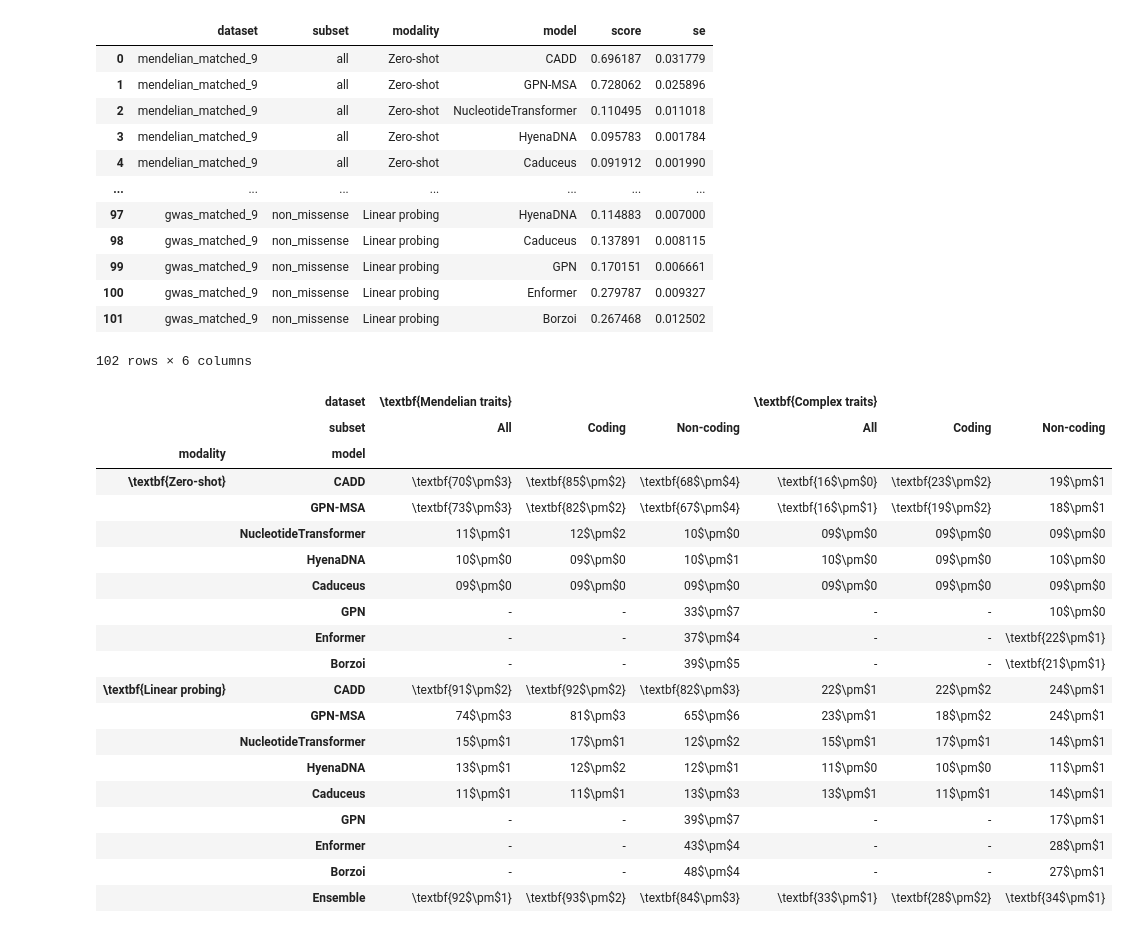
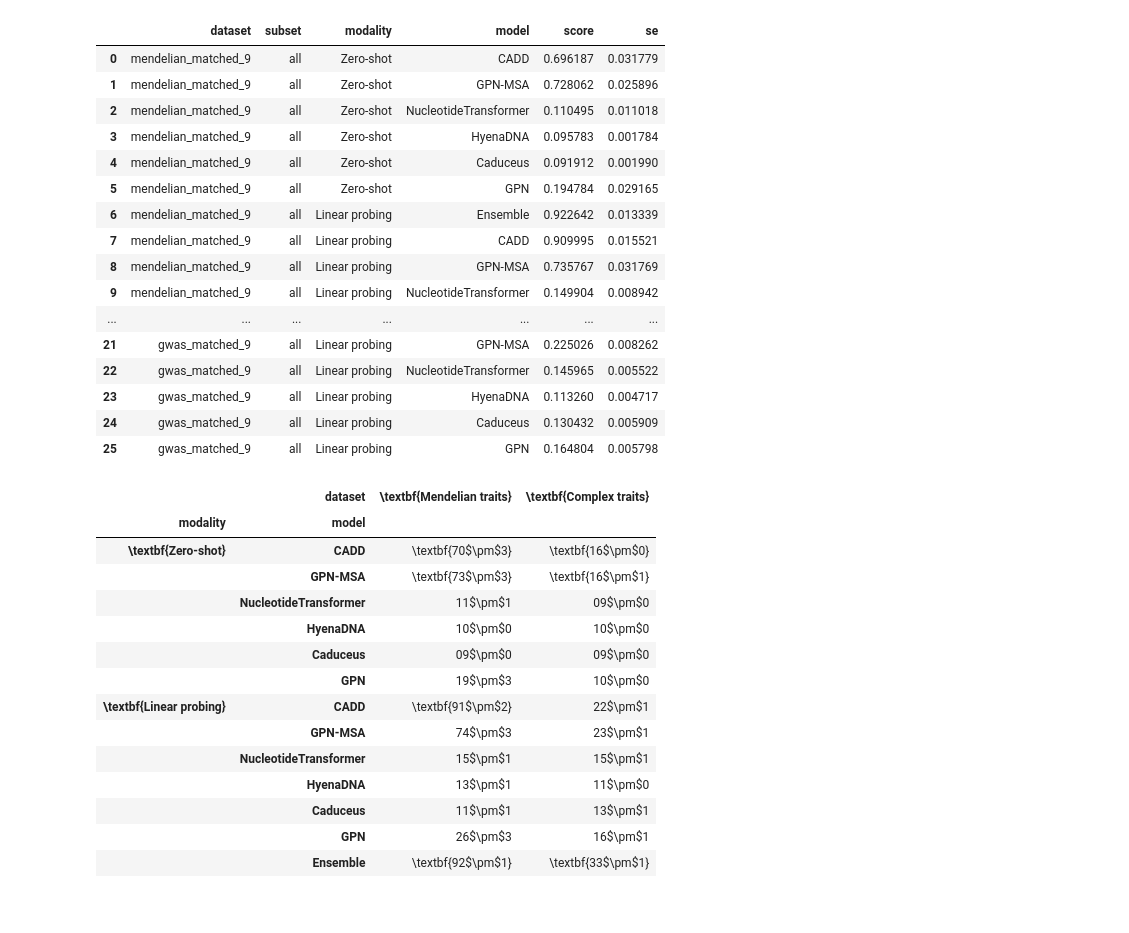
Before and after one commit to minjaf/TraitGym, a Jupyter notebook: workflow/notebooks/results_table.ipynb, the cells around one changed output. Cells and saved outputs as stored; diff of their text form; code cells hidden in the pictures.

```diff
--- a/workflow/notebooks/results_table.ipynb
+++ b/workflow/notebooks/results_table.ipynb
@@ -9,8 +9,8 @@ datasets = [
 
 subsets = [
     "all",
-    "missense_variant",
-    "non_missense",
+    #"missense_variant",
+    #"non_missense",
 ]
 
 modalities = [
@@ -26,8 +26,8 @@ models = [
     "HyenaDNA",
     "Caduceus",
     "GPN",
-    "Enformer",
-    "Borzoi",
+    #"Enformer",
+    #"Borzoi",
 ]
 
 def get_model_path(model, modality, dataset, subset):
@@ -71,25 +71,29 @@ df
 | 2 | mendelian_matched_9 | all | Zero-shot | NucleotideTransformer | 0.110495 | 0.011018 |
 | 3 | mendelian_matched_9 | all | Zero-shot | HyenaDNA | 0.095783 | 0.001784 |
 | 4 | mendelian_matched_9 | all | Zero-shot | Caduceus | 0.091912 | 0.001990 |
+| 5 | mendelian_matched_9 | all | Zero-shot | GPN | 0.194784 | 0.029165 |
+| 6 | mendelian_matched_9 | all | Linear probing | Ensemble | 0.922642 | 0.013339 |
+| 7 | mendelian_matched_9 | all | Linear probing | CADD | 0.909995 | 0.015521 |
+| 8 | mendelian_matched_9 | all | Linear probing | GPN-MSA | 0.735767 | 0.031769 |
+| 9 | mendelian_matched_9 | all | Linear probing | NucleotideTransformer | 0.149904 | 0.008942 |
 | ... | ... | ... | ... | ... | ... | ... |
-| 97 | gwas_matched_9 | non_missense | Linear probing | HyenaDNA | 0.114883 | 0.007000 |
-| 98 | gwas_matched_9 | non_missense | Linear probing | Caduceus | 0.137891 | 0.008115 |
-| 99 | gwas_matched_9 | non_missense | Linear probing | GPN | 0.170151 | 0.006661 |
-| 100 | gwas_matched_9 | non_missense | Linear probing | Enformer | 0.279787 | 0.009327 |
-| 101 | gwas_matched_9 | non_missense | Linear probing | Borzoi | 0.267468 | 0.012502 |
+| 21 | gwas_matched_9 | all | Linear probing | GPN-MSA | 0.225026 | 0.008262 |
+| 22 | gwas_matched_9 | all | Linear probing | NucleotideTransformer | 0.145965 | 0.005522 |
+| 23 | gwas_matched_9 | all | Linear probing | HyenaDNA | 0.113260 | 0.004717 |
+| 24 | gwas_matched_9 | all | Linear probing | Caduceus | 0.130432 | 0.005909 |
+| 25 | gwas_matched_9 | all | Linear probing | GPN | 0.164804 | 0.005798 |
-102 rows × 6 columns
 # %%
 def format_score(x):
     return (x * 100).round().astype(int).apply(lambda y: f"{y:02d}")
 
 def format_se(x):
-    assert x.max() < 10
+    assert (x * 100).max() < 10
     return (x * 100).round().astype(int).apply(lambda y: f"{y:01d}")
 
 df["value"] = format_score(df.score) + "$\pm$" + format_se(df.se)
 #df["value"] = df.score.apply(lambda x: f"{x:.2f}") + "$\pm$" + df.se.apply(lambda x: f"{x:.2f}")
 # %%
-df.loc[(df.model.isin(["Enformer", "Borzoi", "GPN"])) & (df.subset!="non_missense"), "value"] = "-"
+#df.loc[(df.model.isin(["Enformer", "Borzoi", "GPN"])) & (df.subset!="non_missense"), "value"] = "-"
 # %%
 bold_values = [
     ("mendelian_matched_9", "all", "Zero-shot", "CADD"),
@@ -140,30 +144,29 @@ df.modality = df.modality.map({
 })
 # %%
 df = df.pivot_table(
-    index=["modality", "model"], columns=["dataset", "subset"], values="value",
-    aggfunc="first", sort=False,
+    index=["modality", "model"],
+    columns=[
+        "dataset",
+        #"subset",
+    ],
+    values="value", aggfunc="first", sort=False,
 )
 df
 # %% [output]
-|  | dataset | \textbf{Mendelian traits} |  |  | \textbf{Complex traits} |  |  |
-|  | subset | All | Coding | Non-coding | All | Coding | Non-coding |
-| modality | model |  |  |  |  |  |  |
-| \textbf{Zero-shot} | CADD | \textbf{70$\pm$3} | \textbf{85$\pm$2} | \textbf{68$\pm$4} | \textbf{16$\pm$0} | \textbf{23$\pm$2} | 19$\pm$1 |
-|  | GPN-MSA | \textbf{73$\pm$3} | \textbf{82$\pm$2} | \textbf{67$\pm$4} | \textbf{16$\pm$1} | \textbf{19$\pm$2} | 18$\pm$1 |
-|  | NucleotideTransformer | 11$\pm$1 | 12$\pm$2 | 10$\pm$0 | 09$\pm$0 | 09$\pm$0 | 09$\pm$0 |
-|  | HyenaDNA | 10$\pm$0 | 09$\pm$0 | 10$\pm$1 | 10$\pm$0 | 09$\pm$0 | 10$\pm$0 |
-|  | Caduceus | 09$\pm$0 | 09$\pm$0 | 09$\pm$0 | 09$\pm$0 | 09$\pm$0 | 09$\pm$0 |
-|  | GPN | - | - | 33$\pm$7 | - | - | 10$\pm$0 |
-|  | Enformer | - | - | 37$\pm$4 | - | - | \textbf{22$\pm$1} |
-|  | Borzoi | - | - | 39$\pm$5 | - | - | \textbf{21$\pm$1} |
-| \textbf{Linear probing} | CADD | \textbf{91$\pm$2} | \textbf{92$\pm$2} | \textbf{82$\pm$3} | 22$\pm$1 | 22$\pm$2 | 24$\pm$1 |
-|  | GPN-MSA | 74$\pm$3 | 81$\pm$3 | 65$\pm$6 | 23$\pm$1 | 18$\pm$2 | 24$\pm$1 |
-|  | NucleotideTransformer | 15$\pm$1 | 17$\pm$1 | 12$\pm$2 | 15$\pm$1 | 17$\pm$1 | 14$\pm$1 |
-|  | HyenaDNA | 13$\pm$1 | 12$\pm$2 | 12$\pm$1 | 11$\pm$0 | 10$\pm$0 | 11$\pm$1 |
-|  | Caduceus | 11$\pm$1 | 11$\pm$1 | 13$\pm$3 | 13$\pm$1 | 11$\pm$1 | 14$\pm$1 |
-|  | GPN | - | - | 39$\pm$7 | - | - | 17$\pm$1 |
-|  | Enformer | - | - | 43$\pm$4 | - | - | 28$\pm$1 |
-|  | Borzoi | - | - | 48$\pm$4 | - | - | 27$\pm$1 |
-|  | Ensemble | \textbf{92$\pm$1} | \textbf{93$\pm$2} | \textbf{84$\pm$3} | \textbf{33$\pm$1} | \textbf{28$\pm$2} | \textbf{34$\pm$1} |
+|  | dataset | \textbf{Mendelian traits} | \textbf{Complex traits} |
+| modality | model |  |  |
+| \textbf{Zero-shot} | CADD | \textbf{70$\pm$3} | \textbf{16$\pm$0} |
+|  | GPN-MSA | \textbf{73$\pm$3} | \textbf{16$\pm$1} |
+|  | NucleotideTransformer | 11$\pm$1 | 09$\pm$0 |
+|  | HyenaDNA | 10$\pm$0 | 10$\pm$0 |
+|  | Caduceus | 09$\pm$0 | 09$\pm$0 |
+|  | GPN | 19$\pm$3 | 10$\pm$0 |
+| \textbf{Linear probing} | CADD | \textbf{91$\pm$2} | 22$\pm$1 |
+|  | GPN-MSA | 74$\pm$3 | 23$\pm$1 |
+|  | NucleotideTransformer | 15$\pm$1 | 15$\pm$1 |
+|  | HyenaDNA | 13$\pm$1 | 11$\pm$0 |
+|  | Caduceus | 11$\pm$1 | 13$\pm$1 |
+|  | GPN | 26$\pm$3 | 16$\pm$1 |
+|  | Ensemble | \textbf{92$\pm$1} | \textbf{33$\pm$1} |
 # %%
 df.index.names = [None, None]
```
Also changed, not shown: parts of 2 cells of this notebook, 4 other files.
